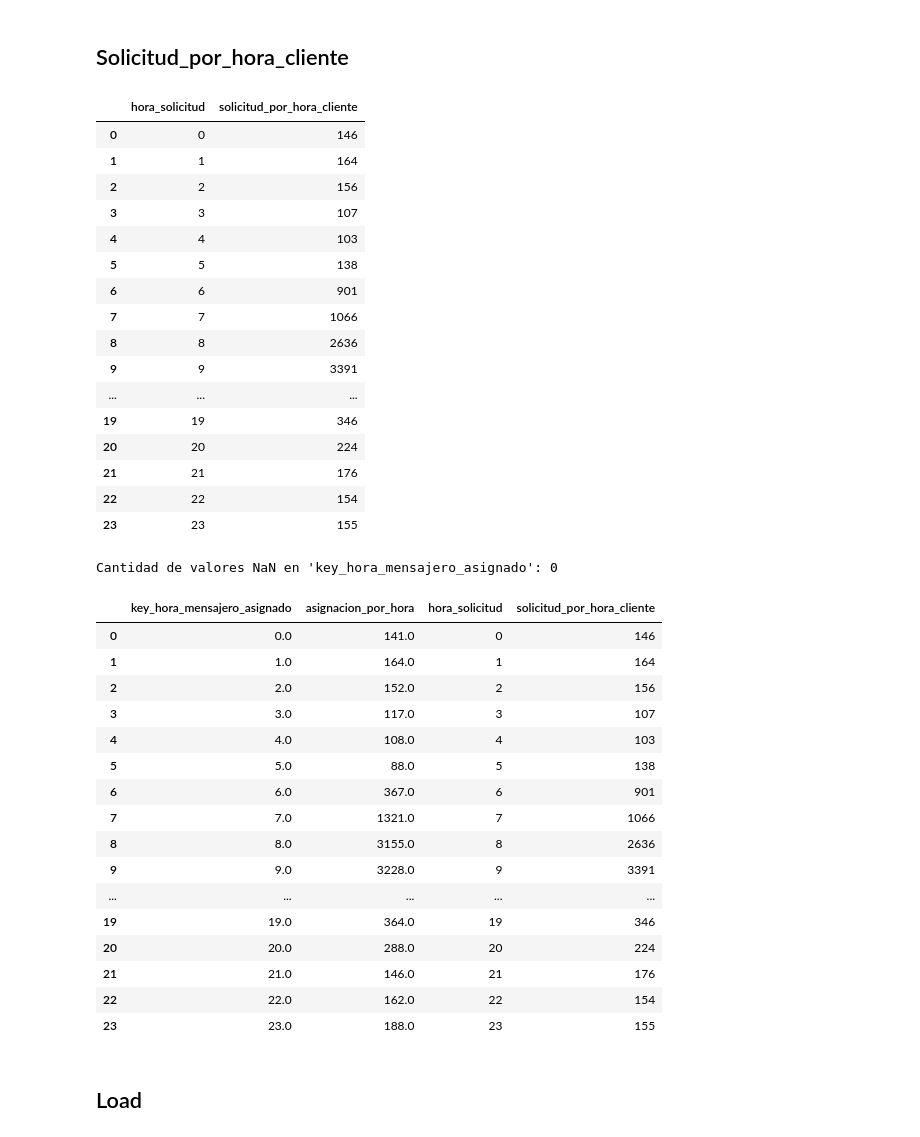
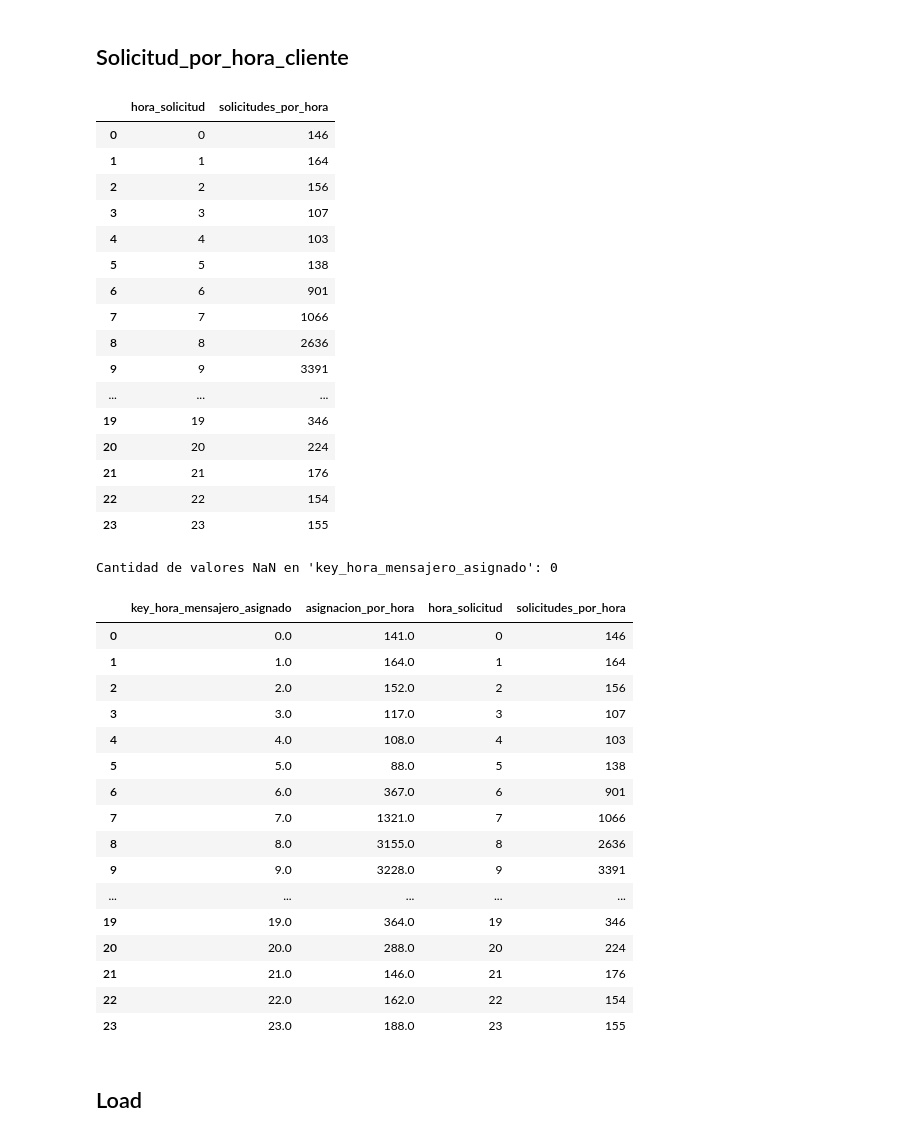
Before and after one commit to JabColV/datascience_project, a Jupyter notebook: segunda_entrega/hecho_servicio_hora.ipynb, the cells around one changed output. Drawn from its saved outputs; the diff is of its cells as text; code cells hidden in the pictures.

```diff
--- a/segunda_entrega/hecho_servicio_hora.ipynb
+++ b/segunda_entrega/hecho_servicio_hora.ipynb
@@ -124,22 +124,22 @@ print(len(hecho_servicio_hora))
 # %%
 
 # Convertir 'hora_solicitud' a un formato decimal
 hecho_servicio_hora['hora_solicitud'] = hecho_servicio_hora['hora_solicitud'].apply(lambda x: x.hour + x.minute / 60)
 
 # Guardar solo la parte entera de la hora (sin los minutos)
 hecho_servicio_hora['hora_solicitud'] = hecho_servicio_hora['hora_solicitud'].astype(int)
 
 # Contar la cantidad de registros de 'key_cliente' por cada 'hora_solicitud'
-solicitud_por_hora_cliente = hecho_servicio_hora.groupby("hora_solicitud")['key_cliente'].count().reset_index(name="solicitud_por_hora_cliente")
+solicitud_por_hora_cliente = hecho_servicio_hora.groupby("hora_solicitud")['key_cliente'].count().reset_index(name="solicitudes_por_hora")
 
 
 hecho_servicio_hora = hecho_servicio_hora.merge(solicitud_por_hora_cliente, on="hora_solicitud", how="left")
 
 
 
 solicitud_por_hora_cliente.head(24)
 # %% [output]
-|  | hora_solicitud | solicitud_por_hora_cliente |
+|  | hora_solicitud | solicitudes_por_hora |
 | 0 | 0 | 146 |
 | 1 | 1 | 164 |
 | 2 | 2 | 156 |
@@ -172,7 +172,7 @@ hora_agrupada = hecho_servicio_hora.groupby("key_hora_mensajero_asignado").agg({
 # Agrupar por 'key_hora_mensajero_asignado' y obtener el primer registro por grupo
 hora_agrupada_solicitud = hecho_servicio_hora.groupby("hora_solicitud").agg({
 
-    'solicitud_por_hora_cliente': 'first',  # Obtener el primer valor para cada grupo
+    'solicitudes_por_hora': 'first',  # Obtener el primer valor para cada grupo
 
 }).reset_index()
 
@@ -182,7 +182,7 @@ hora_agrupada_final = hora_agrupada.merge(hora_agrupada_solicitud,left_on="key_h
 
 hora_agrupada_final.head(24)
 # %% [output]
-|  | key_hora_mensajero_asignado | asignacion_por_hora | hora_solicitud | solicitud_por_hora_cliente |
+|  | key_hora_mensajero_asignado | asignacion_por_hora | hora_solicitud | solicitudes_por_hora |
 | 0 | 0.0 | 141.0 | 0 | 146 |
 | 1 | 1.0 | 164.0 | 1 | 164 |
 | 2 | 2.0 | 152.0 | 2 | 156 |
```
